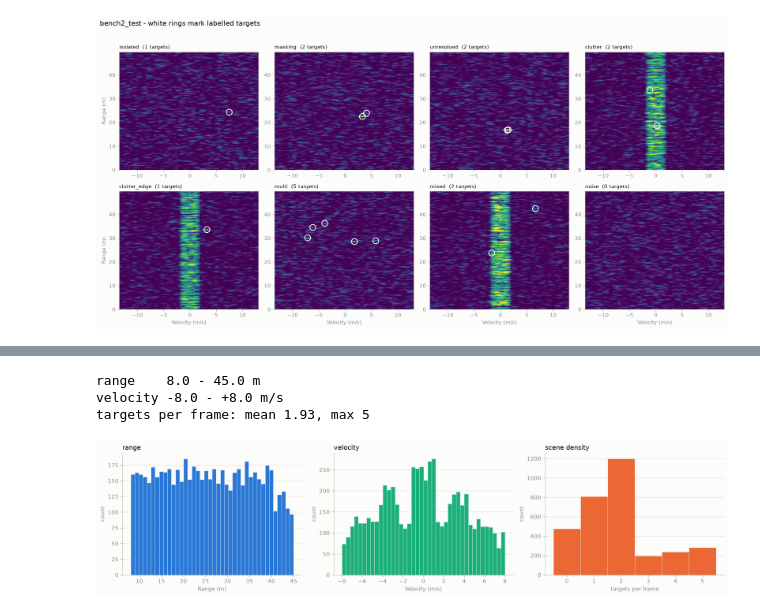
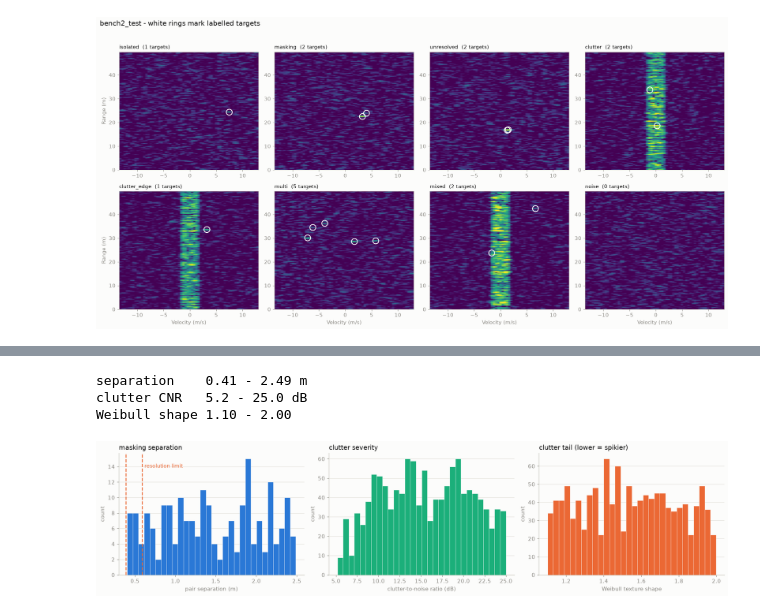
Before and after one commit to alijaafar232003/fmcw-radar-cfar-vs-dl, a Jupyter notebook: notebooks/dataset_overview.ipynb, the cells around one changed output, grey strips where cells are left out. Drawn from its saved outputs; the diff is of its cells as text; code cells hidden in the pictures.

```diff
--- a/notebooks/dataset_overview.ipynb
+++ b/notebooks/dataset_overview.ipynb
@@ -26,13 +26,24 @@ DERIVED = derive_radar_params(CFG)
 _, _, RANGE_AXIS, VEL_AXIS = make_axes(CFG)
 
 SPLITS = ["bench2_train", "bench2_val", "bench2_test", "bench2_tune", "bench2_snr_sweep"]
+MAIN = ["bench2_train", "bench2_val", "bench2_test"]
 SURFACE, INK, MUTED, GRID = "#fcfcfb", "#0b0b0b", "#898781", "#e1e0d9"
 BLUE, ORANGE, AQUA = "#2a78d6", "#eb6834", "#1baf7a"
+SPLIT_COLOR = {"bench2_train": BLUE, "bench2_val": ORANGE, "bench2_test": AQUA}
 
 plt.rcParams.update({"figure.facecolor": SURFACE, "axes.facecolor": SURFACE,
                      "axes.edgecolor": "#c3c2b7", "grid.color": GRID,
                      "text.color": INK, "axes.labelcolor": MUTED,
                      "xtick.color": MUTED, "ytick.color": MUTED, "font.size": 10})
+
+
+def tidy(ax):
+    ax.grid(axis="y", linewidth=0.8)
+    ax.set_axisbelow(True)
+    for sp in ("top", "right"):
+        ax.spines[sp].set_visible(False)
+
+
 print("ready")
 # %% [output]
 ready
@@ -164,8 +364,8 @@ above the brightest noise.
 def pick(split, cond):
     """First frame of a condition, preferring a typical target count for that condition.
 
-    A blanket "num_targets <= 3" filter would return nothing for `multi`, which carries 4-5
-    by design, so the preference is relative to what the condition actually contains.
+    A blanket "num_targets <= 3" filter would return nothing for `multi`, which carries 4-5 by
+    design, so the preference is relative to what the condition actually contains.
     """
     frames = []
     for fd in sorted((ROOT / "data" / split / "frames").iterdir()):
@@ -176,6 +376,7 @@ def pick(split, cond):
         return None
     typical = int(np.median([n for n, _ in frames]))
     return min(frames, key=lambda t: abs(t[0] - typical))[1]
+
 
 ORDER = ["isolated", "masking", "unresolved", "clutter",
          "clutter_edge", "multi", "mixed", "noise"]
@@ -259,25 +445,32 @@ avoided.
 # %%
+mask = T[T.condition == "masking"]
+sep = mask.groupby("frame").range_m.apply(lambda g: abs(g.max() - g.min()))
+
 fig, axes = plt.subplots(1, 3, figsize=(16, 4), dpi=110)
-axes[0].hist(T.range_m, bins=40, color=BLUE, edgecolor=SURFACE, linewidth=0.4)
-axes[0].set_xlabel("Range (m)"); axes[0].set_title("range", loc="left")
-axes[1].hist(T.velocity_mps, bins=40, color=AQUA, edgecolor=SURFACE, linewidth=0.4)
-axes[1].set_xlabel("Velocity (m/s)"); axes[1].set_title("velocity", loc="left")
-nt = meta[meta.split == "bench2_test"].num_targets
-axes[2].hist(nt, bins=np.arange(-0.5, 6.5), color=ORANGE, edgecolor=SURFACE, linewidth=0.4)
-axes[2].set_xlabel("targets per frame"); axes[2].set_title("scene density", loc="left")
+axes[0].hist(sep, bins=30, color=BLUE, edgecolor=SURFACE, linewidth=0.4)
+for x in (0.39, 0.59):
+    axes[0].axvline(x, color=ORANGE, ls="--", lw=1.6)
+axes[0].text(0.60, axes[0].get_ylim()[1]*0.88, " resolution limit", color=ORANGE, fontsize=9)
+axes[0].set_xlabel("pair separation (m)")
+axes[0].set_title("masking separation", loc="left")
+
+cl = T.dropna(subset=["clutter_cnr"])
+axes[1].hist(cl.clutter_cnr, bins=30, color=AQUA, edgecolor=SURFACE, linewidth=0.4)
+axes[1].set_xlabel("clutter-to-noise ratio (dB)")
+axes[1].set_title("clutter severity", loc="left")
+axes[2].hist(cl.clutter_shape, bins=30, color=ORANGE, edgecolor=SURFACE, linewidth=0.4)
+axes[2].set_xlabel("Weibull texture shape")
+axes[2].set_title("clutter tail (lower = spikier)", loc="left")
 for ax in axes:
     ax.set_ylabel("count")
-    ax.grid(axis="y", linewidth=0.8)
-    ax.set_axisbelow(True)
-    for sp in ("top", "right"):
-        ax.spines[sp].set_visible(False)
+    tidy(ax)
 fig.tight_layout()
 
-print(f"range    {T.range_m.min():.1f} - {T.range_m.max():.1f} m")
-print(f"velocity {T.velocity_mps.min():+.1f} - {T.velocity_mps.max():+.1f} m/s")
-print(f"targets per frame: mean {nt.mean():.2f}, max {nt.max()}")
+print(f"separation    {sep.min():.2f} - {sep.max():.2f} m")
+print(f"clutter CNR   {cl.clutter_cnr.min():.1f} - {cl.clutter_cnr.max():.1f} dB")
+print(f"Weibull shape {cl.clutter_shape.min():.2f} - {cl.clutter_shape.max():.2f}")
 # %% [output]
-range    8.0 - 45.0 m
-velocity -8.0 - +8.0 m/s
-targets per frame: mean 1.93, max 5
+separation    0.41 - 2.49 m
+clutter CNR   5.2 - 25.0 dB
+Weibull shape 1.10 - 2.00
-[figure, old version]
+[figure, new version]
```
Also changed, not shown: parts of 21 cells of this notebook, 2 other files.
